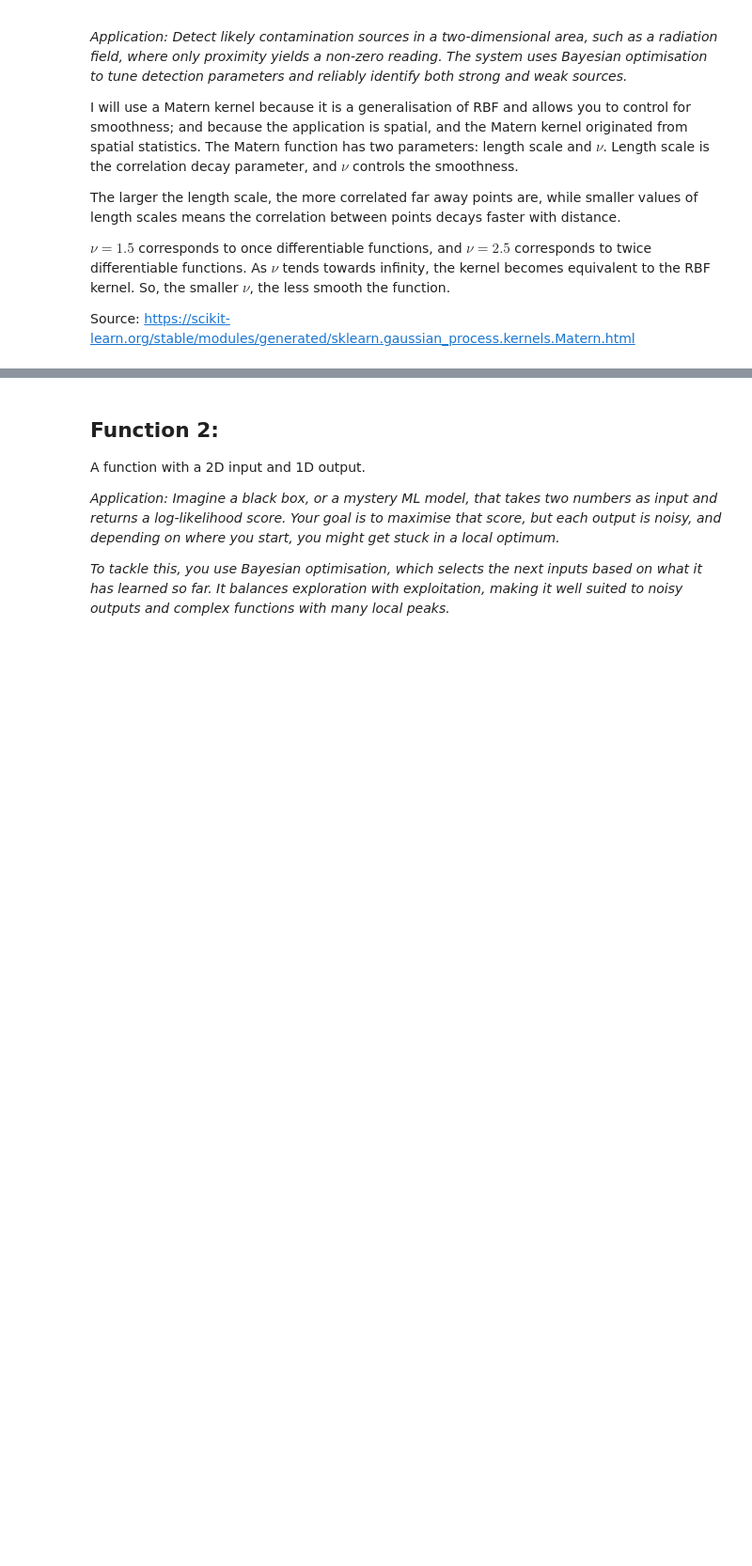
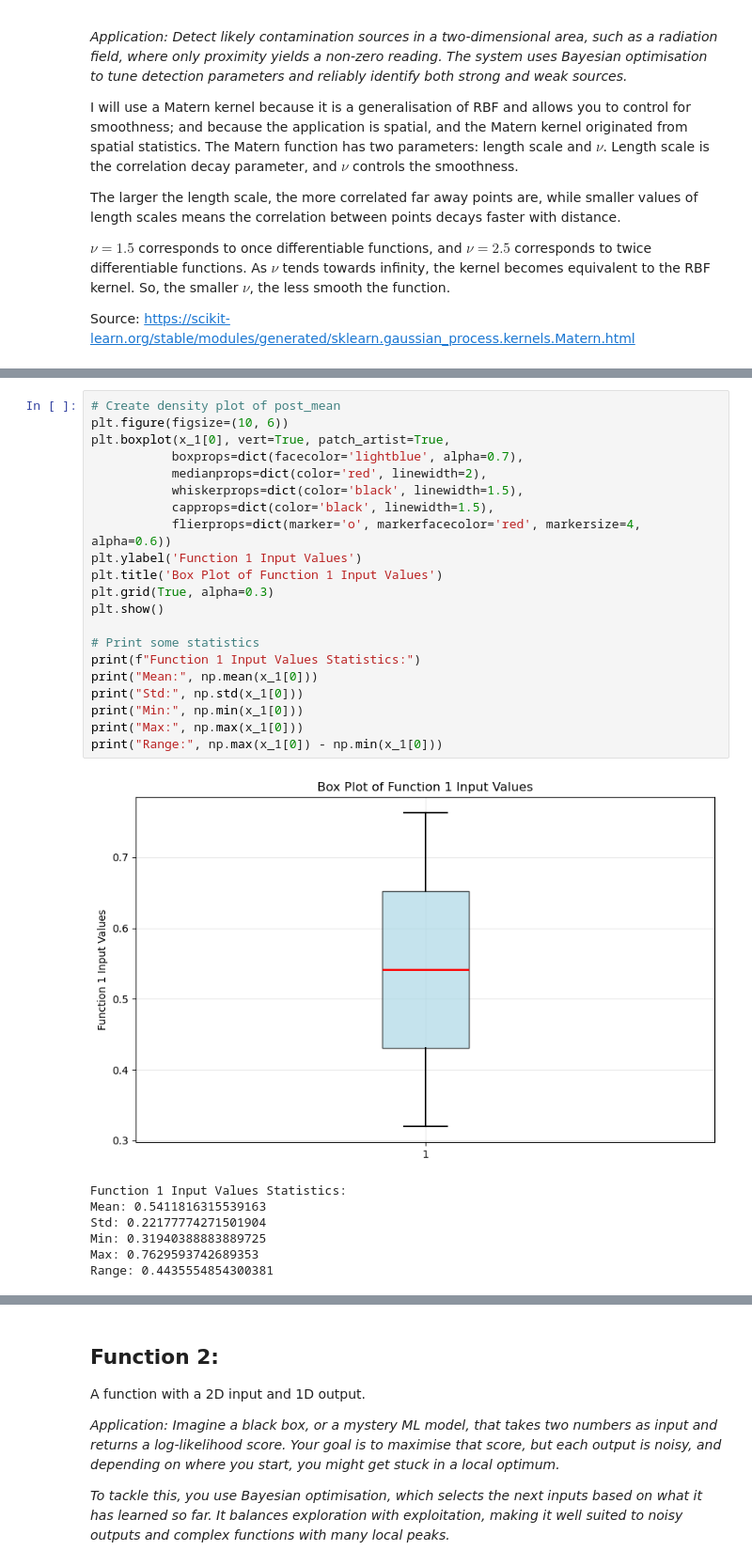
Before and after one commit to Kelly-A-W/Imperial-AI-and-ML-Course-Capstone-Project, a Jupyter notebook: hello_world.ipynb, the cells around one changed output, grey strips where cells are left out. Shown: that part at 94% size. Saved outputs shown, nothing was run; the diff lists cells and outputs as text; blank space fills up the shorter version.

Commit message:
[Add]: added plots and finished question 1."

```diff
--- a/hello_world.ipynb
+++ b/hello_world.ipynb
@@ -73,0 +83,29 @@ print(abs(out_2))
+# %%
+# Create density plot of post_mean
+plt.figure(figsize=(10, 6))
+plt.boxplot(x_1[0], vert=True, patch_artist=True,
+           boxprops=dict(facecolor='lightblue', alpha=0.7),
+           medianprops=dict(color='red', linewidth=2),
+           whiskerprops=dict(color='black', linewidth=1.5),
+           capprops=dict(color='black', linewidth=1.5),
+           flierprops=dict(marker='o', markerfacecolor='red', markersize=4, alpha=0.6))
+plt.ylabel('Function 1 Input Values')
+plt.title('Box Plot of Function 1 Input Values')
+plt.grid(True, alpha=0.3)
+plt.show()
+
+# Print some statistics
+print(f"Function 1 Input Values Statistics:")
+print("Mean:", np.mean(x_1[0]))
+print("Std:", np.std(x_1[0]))
+print("Min:", np.min(x_1[0]))
+print("Max:", np.max(x_1[0]))
+print("Range:", np.max(x_1[0]) - np.min(x_1[0]))
+# %% [output]
+[figure, added]
+Function 1 Input Values Statistics:
+Mean: 0.5411816315539163
+Std: 0.22177774271501904
+Min: 0.31940388883889725
+Max: 0.7629593742689353
+Range: 0.4435554854300381
```
Also changed, not shown: parts of 10 cells of this notebook.
